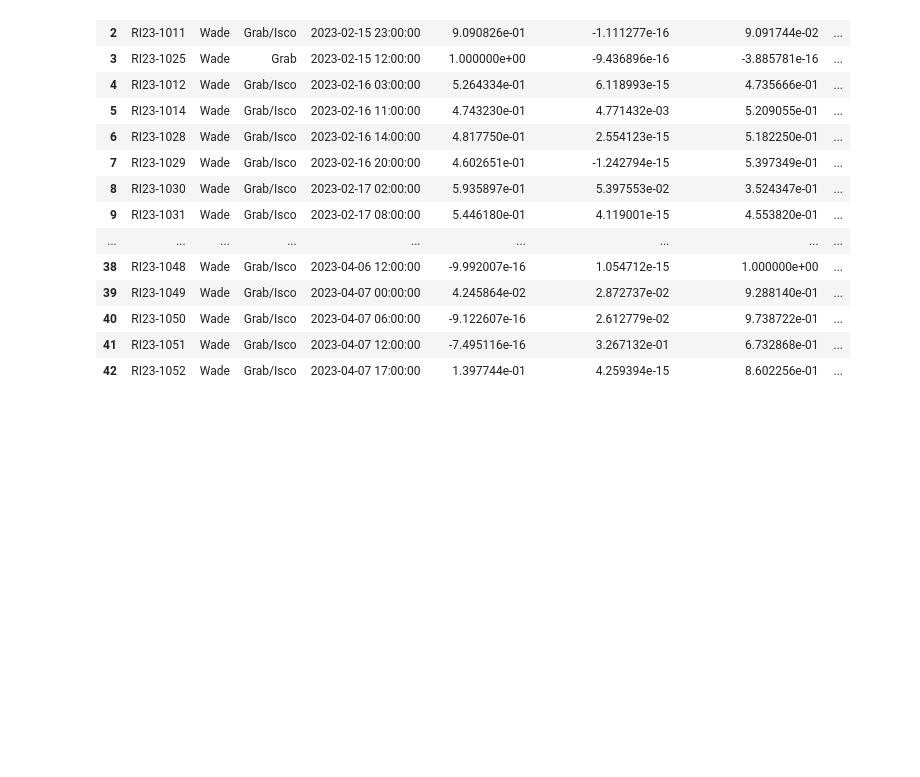
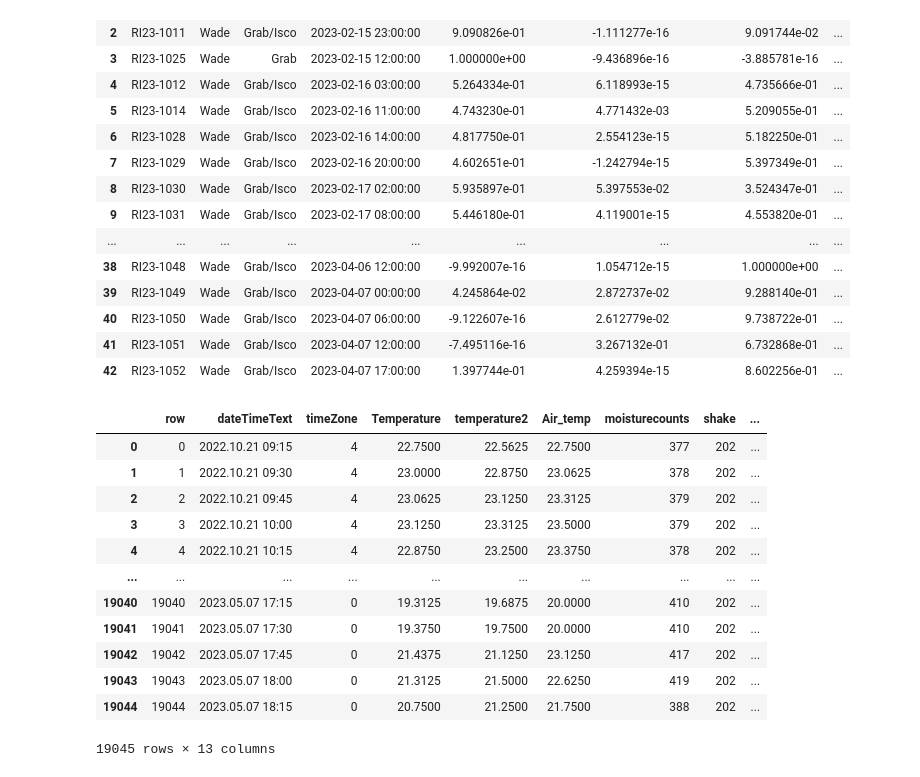
Before and after one commit to MeganEDuffy/EMMA, a Jupyter notebook: obsolete-EMMA-nbs/Wade_2023_ISCO_EMMA-plotting.ipynb, the cells around one changed output. Cells and saved outputs as stored; diff of their text form; code cells hidden in the pictures; blank space fills up the shorter version.

```diff
--- a/obsolete-EMMA-nbs/Wade_2023_ISCO_EMMA-plotting.ipynb
+++ b/obsolete-EMMA-nbs/Wade_2023_ISCO_EMMA-plotting.ipynb
@@ -1490,3 +1512,25 @@ fractions_df
 | 40 | RI23-1050 | Wade | Grab/Isco | 2023-04-07 06:00:00 | -9.122607e-16 | 2.612779e-02 | 9.738722e-01 | ... |
 | 41 | RI23-1051 | Wade | Grab/Isco | 2023-04-07 12:00:00 | -7.495116e-16 | 3.267132e-01 | 6.732868e-01 | ... |
 | 42 | RI23-1052 | Wade | Grab/Isco | 2023-04-07 17:00:00 | 1.397744e-01 | 4.259394e-15 | 8.602256e-01 | ... |
+# %%
+# Load soil temperature and moisture data from Ranch Brook (Mansfield) SML1 site
+soil_data = pd.read_csv("~//OneDrive/git-repos/LCBP_Soils/OriginalData/soil-sensors/Ranch_Brook/RanchBrook_TMS4_WY23_SML1_data.csv")
+soil_data = soil_data.rename(columns={'Soil_temp': 'Temperature'})
+soil_data['Datetime'] = pd.to_datetime(soil_data['dateTimeText'], format = "%Y.%m.%d %H:%M", errors = 'coerce')
+filtered_1_soil = soil_data[soil_data['TMS_MED_number'] == 1]
+
+filtered_1_soil
+# %% [output]
+|  | row | dateTimeText | timeZone | Temperature | temperature2 | Air_temp | moisturecounts | shake | ... |
+| 0 | 0 | 2022.10.21 09:15 | 4 | 22.7500 | 22.5625 | 22.7500 | 377 | 202 | ... |
+| 1 | 1 | 2022.10.21 09:30 | 4 | 23.0000 | 22.8750 | 23.0625 | 378 | 202 | ... |
+| 2 | 2 | 2022.10.21 09:45 | 4 | 23.0625 | 23.1250 | 23.3125 | 379 | 202 | ... |
+| 3 | 3 | 2022.10.21 10:00 | 4 | 23.1250 | 23.3125 | 23.5000 | 379 | 202 | ... |
+| 4 | 4 | 2022.10.21 10:15 | 4 | 22.8750 | 23.2500 | 23.3750 | 378 | 202 | ... |
+| ... | ... | ... | ... | ... | ... | ... | ... | ... | ... |
+| 19040 | 19040 | 2023.05.07 17:15 | 0 | 19.3125 | 19.6875 | 20.0000 | 410 | 202 | ... |
+| 19041 | 19041 | 2023.05.07 17:30 | 0 | 19.3750 | 19.7500 | 20.0000 | 410 | 202 | ... |
+| 19042 | 19042 | 2023.05.07 17:45 | 0 | 21.4375 | 21.1250 | 23.1250 | 417 | 202 | ... |
+| 19043 | 19043 | 2023.05.07 18:00 | 0 | 21.3125 | 21.5000 | 22.6250 | 419 | 202 | ... |
+| 19044 | 19044 | 2023.05.07 18:15 | 0 | 20.7500 | 21.2500 | 21.7500 | 388 | 202 | ... |
+19045 rows × 13 columns
```
Also changed, not shown: parts of 3 cells of this notebook, 16 other files.
